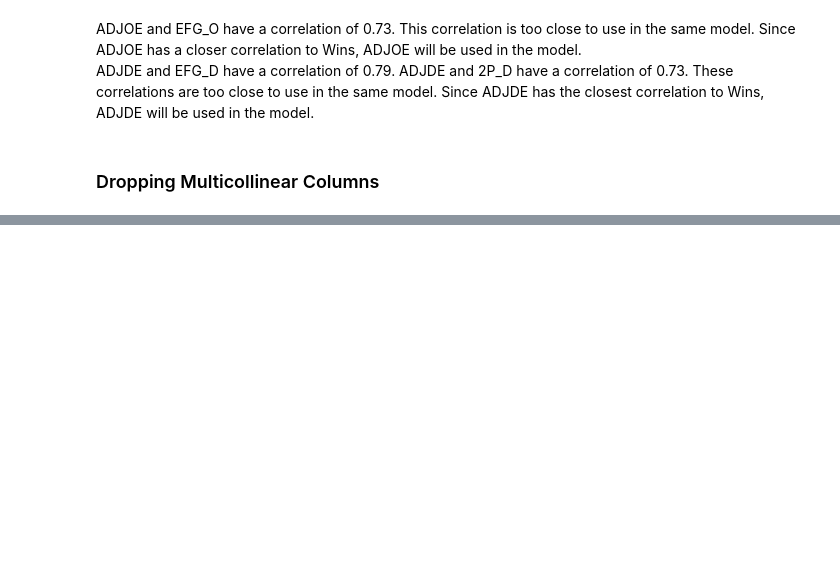
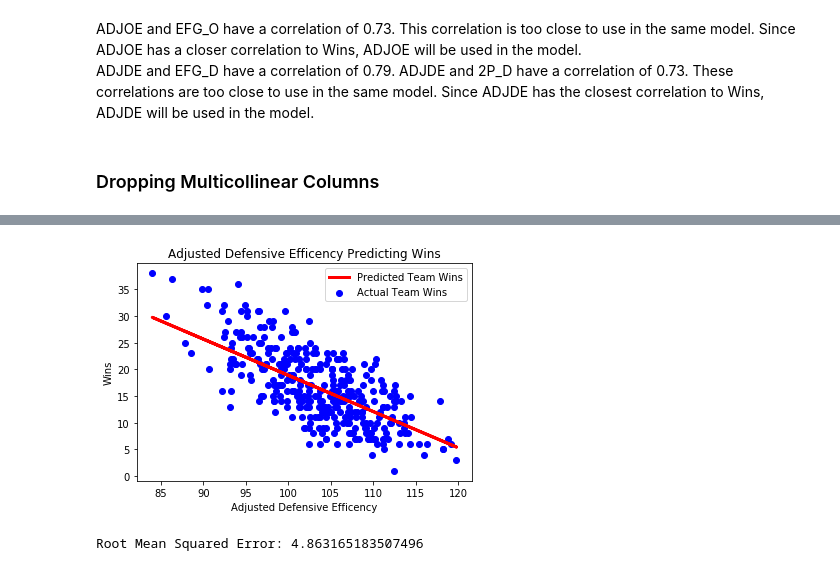
Before and after one commit to ChrisFiorentine/mod2_project, a Jupyter notebook: Final_notebook.ipynb, the cells around one changed output, grey strips where cells are left out. Cells and saved outputs as stored; diff of their text form; code cells hidden in the pictures; blank space fills up the shorter version.

```diff
--- a/Final_notebook.ipynb
+++ b/Final_notebook.ipynb
@@ -450,0 +607,5 @@ df2 = df.drop('EFG_O')
+# %%
+X2 = df3['ADJDE'].values.reshape(-1,1)
+Y2 = df3['W'].values.reshape(-1,1)
+# %%
+X2_train, X2_test, Y2_train, Y2_test = train_test_split(X2, Y2, test_size=0.2, random_state=0) # 80% of data is used to train model and 20% used to test model
@@ -450,0 +644,14 @@ df2 = df.drop('EFG_O')
+# %%
+plt.scatter(X2_test, Y2_test, color = 'blue', label = 'Actual Team Wins')
+plt.plot(X2_test, W_pred_adjde, color = 'red', linewidth = 3, label = 'Predicted Team Wins')
+plt.xlabel('Adjusted Defensive Efficency')
+plt.ylabel('Wins')
+plt.legend()
+plt.title('Adjusted Defensive Efficency Predicting Wins')
+plt.show() # Graphing Predicted Wins vs Actual Wins
+# %% [output]
+[figure, added]
+# %%
+print('Root Mean Squared Error:', np.sqrt(metrics.mean_squared_error(Y2_test, wins_pred_adjde))) # Model RMSE
+# %% [output]
+Root Mean Squared Error: 4.863165183507496
```
Also changed, not shown: parts of 96 cells of this notebook.
